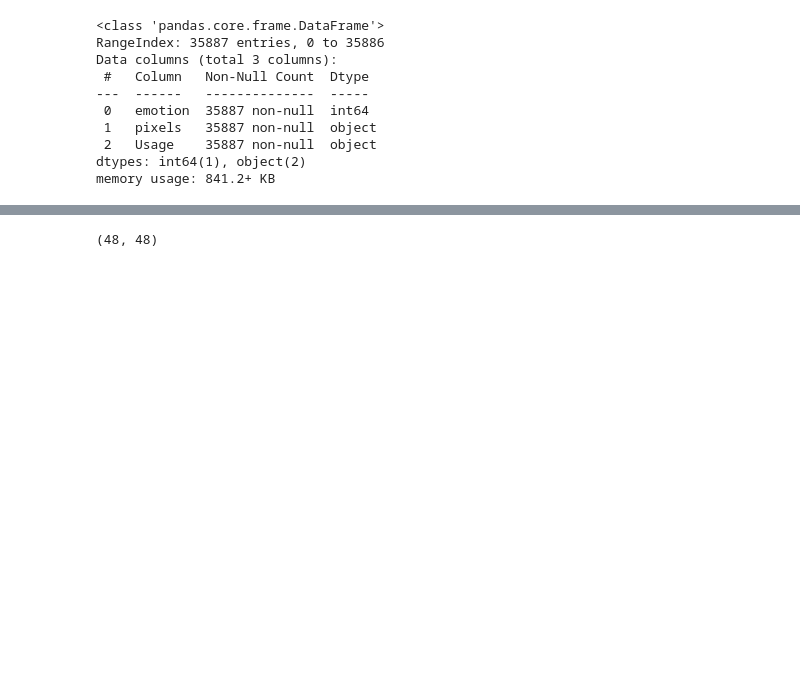
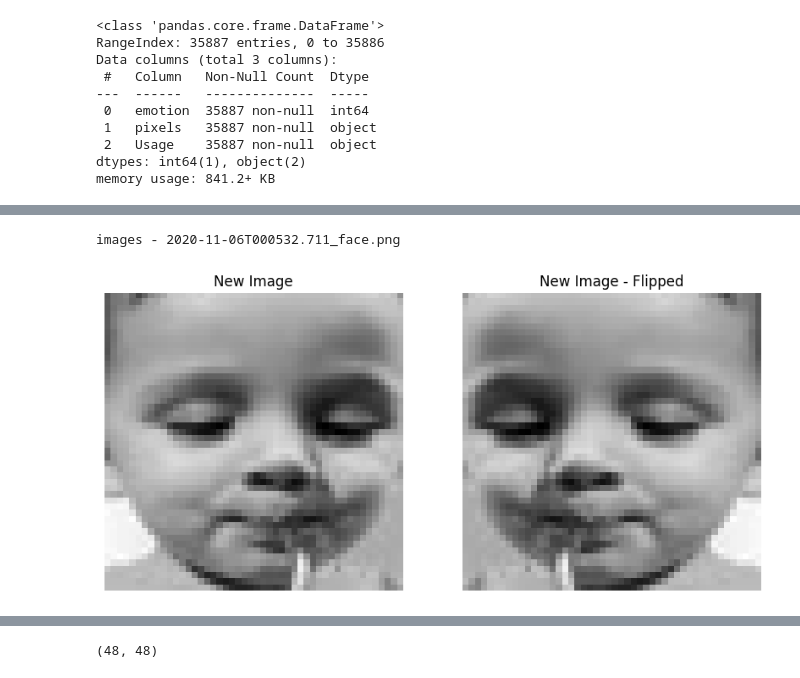
Before and after one commit to julietlawton/emotion-recognition, a Jupyter notebook: project.ipynb, the cells around one changed output, grey strips where cells are left out. Cells and saved outputs as stored; diff of their text form; code cells hidden in the pictures; blank space fills up the shorter version.

```diff
--- a/project.ipynb
+++ b/project.ipynb
@@ -37 +95,14 @@ emotion_mapping = {
+# %%
+# Supplementing emotion images
+path = './random-images-for-face-emotion-recognition'
+!kaggle datasets download -d sudarshanvaidya/random-images-for-face-emotion-recognition
+!unzip random-images-for-face-emotion-recognition.zip -d random-images-for-face-emotion-recognition
+
+dirs = os.listdir(path)
+for dir in dirs:
+    # Keep all folders except for contempt
+    if dir == 'contempt':
+        dir_path = os.path.join(path, dir)
+        # Remove folder
+        shutil.rmtree(dir_path)
 # %%
@@ -60,0 +128,36 @@ print(type(fer_df['pixels'].iloc[0]))
+# %%
+# Get directories for each emotion
+angry_dir = os.path.join(path, 'anger')
+disgust_dir = os.path.join(path, 'disgust')
+fear_dir = os.path.join(path, 'fear')
+happy_dir = os.path.join(path, 'happiness')
+sad_dir = os.path.join(path, 'sadness')
+surprise_dir = os.path.join(path, 'surprise')
+neutral_dir = os.path.join(path, 'neutrality')
+
+image_dirs = [angry_dir, disgust_dir, fear_dir, happy_dir, sad_dir, surprise_dir, neutral_dir]
+
+# Test one image
+disgust_images = os.listdir(disgust_dir)
+print(disgust_images[0])
+image_path = os.path.join(disgust_dir, disgust_images[0])
+image = Image.open(image_path)
+image = image.convert('L')
+image = image.resize((48, 48))
+image_array = np.array(image)
+image_flipped = np.fliplr(image_array)
+
+fig = plt.figure(figsize=(10,10))
+plt.subplot(1,2,1)
+plt.title("New Image")
+plt.imshow(image_array, cmap='gray')
+plt.axis('off')
+
+plt.subplot(1,2,2)
+plt.title("New Image - Flipped")
+plt.imshow(image_flipped, cmap='gray')
+plt.axis('off')
+plt.show()
+# %% [output]
+images - 2020-11-06T000532.711_face.png
+[figure, added]
```
Also changed, not shown: parts of 72 cells of this notebook.
